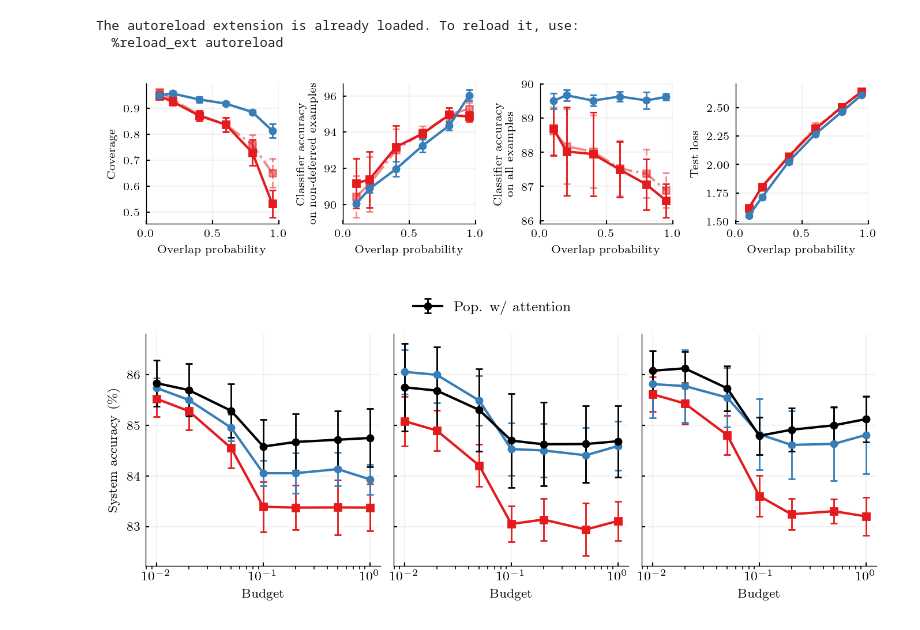
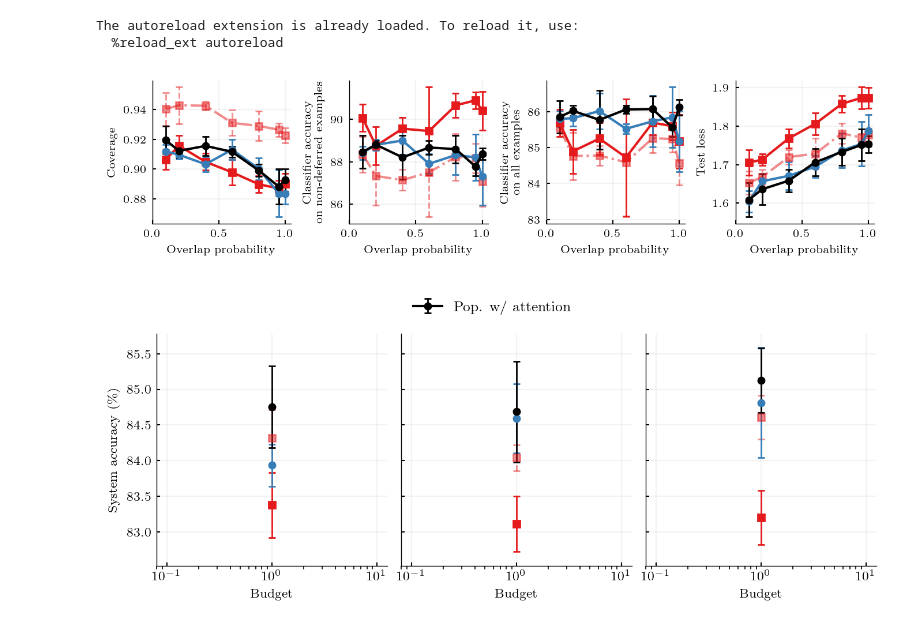
Before and after one commit to dvtailor/meta-l2d, a Jupyter notebook: notebooks_paperplots/plot_paper_ready_supp.ipynb, the cells around one changed output. Saved outputs shown, nothing was run; the diff lists cells and outputs as text; code cells hidden in the pictures.

```diff
--- a/notebooks_paperplots/plot_paper_ready_supp.ipynb
+++ b/notebooks_paperplots/plot_paper_ready_supp.ipynb
@@ -22,12 +22,13 @@ ds_name = 'cifar20_100' #'gtsrb' 'cifar10' 'cifar20_100'
 results_path = f'../runs_final/{ds_name}/softmax'
 # %%
 # l2d_type_lst = ['single_finetune', 'single', 'pop']
-# l2d_type_lst = ['single', 'single_finetune', 'pop', 'pop_attn_sa']
-l2d_type_lst = ['single', 'pop', 'pop_attn_sa']
+l2d_type_lst = ['single', 'single_finetune', 'pop', 'pop_attn']
+# l2d_type_lst = ['single', 'pop', 'pop_attn']
 # p_out_lst = [0.1,0.2,0.4,0.6,0.8,0.95]
 p_out_lst = [0.1,0.2,0.4,0.6,0.8,0.95,1.0]
 # %%
-budget_lst = [0.01,0.02,0.05,0.1,0.2,0.5,1.0]
+# budget_lst = [0.01,0.02,0.05,0.1,0.2,0.5,1.0]
+budget_lst = [1.0]
 seed_lst = [1071,3918,4420,5251,6637]
 metrics_lst = ['cov', 'sys_acc', 'exp_acc', 'clf_acc', 'exp_acc_alone', 'clf_acc_alone', 'val_loss']
 
@@ -79,7 +80,7 @@ l2d_type_to_text = {
     'single': 'Single-expert',
     'single_finetune': 'Single-expert (finetune)',
     'pop': 'Population',
-    'pop_attn_sa': 'Pop. w/ attention',
+    'pop_attn': 'Pop. w/ attention',
 }
 # %%
 # dataset_to_yticks_expacc = {
@@ -93,8 +94,8 @@ l2d_type_to_text = {
 # %%
 fig,axs = plt.subplots(1,4,figsize=(page_width,1.6), constrained_layout=True)
 
-metric_to_col = {'single':c_red,'pop':c_blue, 'pop_attn_sa':'k', 'single_finetune':c_red}
-metric_to_marker = {'single':'s-','pop':'o-', 'pop_attn_sa':'o-', 'single_finetune':'s-.'}
+metric_to_col = {'single':c_red,'pop':c_blue, 'pop_attn':'k', 'single_finetune':c_red}
+metric_to_marker = {'single':'s-','pop':'o-', 'pop_attn':'o-', 'single_finetune':'s-.'}
 errbar_args={'capsize':2, 'markersize':4, 'elinewidth':1, 'capthick':1, 'lw':1.5} # 'fmt':'o-'
 
 fs_ax_lbl=7
@@ -112,42 +113,42 @@ for ax,metric in zip(axs,['cov', 'clf_acc', 'clf_acc_alone', 'val_loss']):
                     c=metric_to_col[l2d_type], fmt=metric_to_marker[l2d_type], alpha=0.5, **errbar_args)
             eb1[-1][0].set_linestyle('--')
         else:
             ax.errorbar(overlap_prob, metric_mean, yerr=metric_std, label=l2d_type_to_text[l2d_type], \
                     c=metric_to_col[l2d_type], fmt=metric_to_marker[l2d_type], **errbar_args)
     ax.set_xticks([0,0.5,1])
 
     ax.set_ylabel(metrics_to_text[metric], fontsize=fs_ax_lbl)
     ax.grid(True, alpha=0.15)
     ax.spines['right'].set_visible(False)
     ax.spines['top'].set_visible(False)
     ax.tick_params(direction='in', labelsize=fs_ax_ticks,length=2., width=0.75)
     [x.set_linewidth(.5) for x in ax.spines.values()]
     ax.set_xlabel('Overlap probability', fontsize=fs_ax_lbl)
 
 # # non-cifar20 legend
 # handles, labels = axs[1].get_legend_handles_labels()
 # order = [1,0,2]
 # leg = fig.legend([handles[idx] for idx in order],[labels[idx] for idx in order], \
 #                  fontsize=fs_ax_title,frameon=False,ncol=3,loc='upper center',bbox_to_anchor=(0.5, 1.15))
 # leg.get_frame().set_linewidth(0.5)
 
 # # cifar20 legend
 # handles, labels = axs[1].get_legend_handles_labels()
 # leg = fig.legend([handles[-1]],[labels[-1]], \
 #                  fontsize=fs_ax_title,frameon=False,loc='upper center',bbox_to_anchor=(0.5, 1.15))
 # leg.get_frame().set_linewidth(0.5)
 
 # fig.savefig(f'exp_{ds_name}_supp.pdf', dpi=600, facecolor='white', bbox_inches='tight', pad_inches=0.01)
 # %% [output]
-[figure, old version]
+[figure, new version]
 # %%
 p_out_show_idx = [0,2,4]
 
 fig,axs = plt.subplots(1,len(p_out_show_idx),figsize=(page_width,2.4), constrained_layout=True)
 metric_show = 'sys_acc'
 
-metric_to_col = {'single':c_red,'pop':c_blue, 'pop_attn_sa':'k', 'single_finetune':c_red}
-metric_to_marker = {'single':'s-','pop':'o-', 'pop_attn_sa':'o-', 'single_finetune':'s-.'}
+metric_to_col = {'single':c_red,'pop':c_blue, 'pop_attn':'k', 'single_finetune':c_red}
+metric_to_marker = {'single':'s-','pop':'o-', 'pop_attn':'o-', 'single_finetune':'s-.'}
 errbar_args={'capsize':2, 'markersize':4, 'elinewidth':1, 'capthick':1, 'lw':1.5} # 'fmt':'o-'
 
 fs_ax_lbl=8
@@ -206,4 +207,4 @@ leg.get_frame().set_linewidth(0.5)
 
 # fig.savefig(f'exp_{ds_name}_supp_budget.pdf', dpi=600, facecolor='white', bbox_inches='tight', pad_inches=0.01)
 # %% [output]
-[figure, old version]
+[figure, new version]
```
Also changed, not shown: 12 other files.
